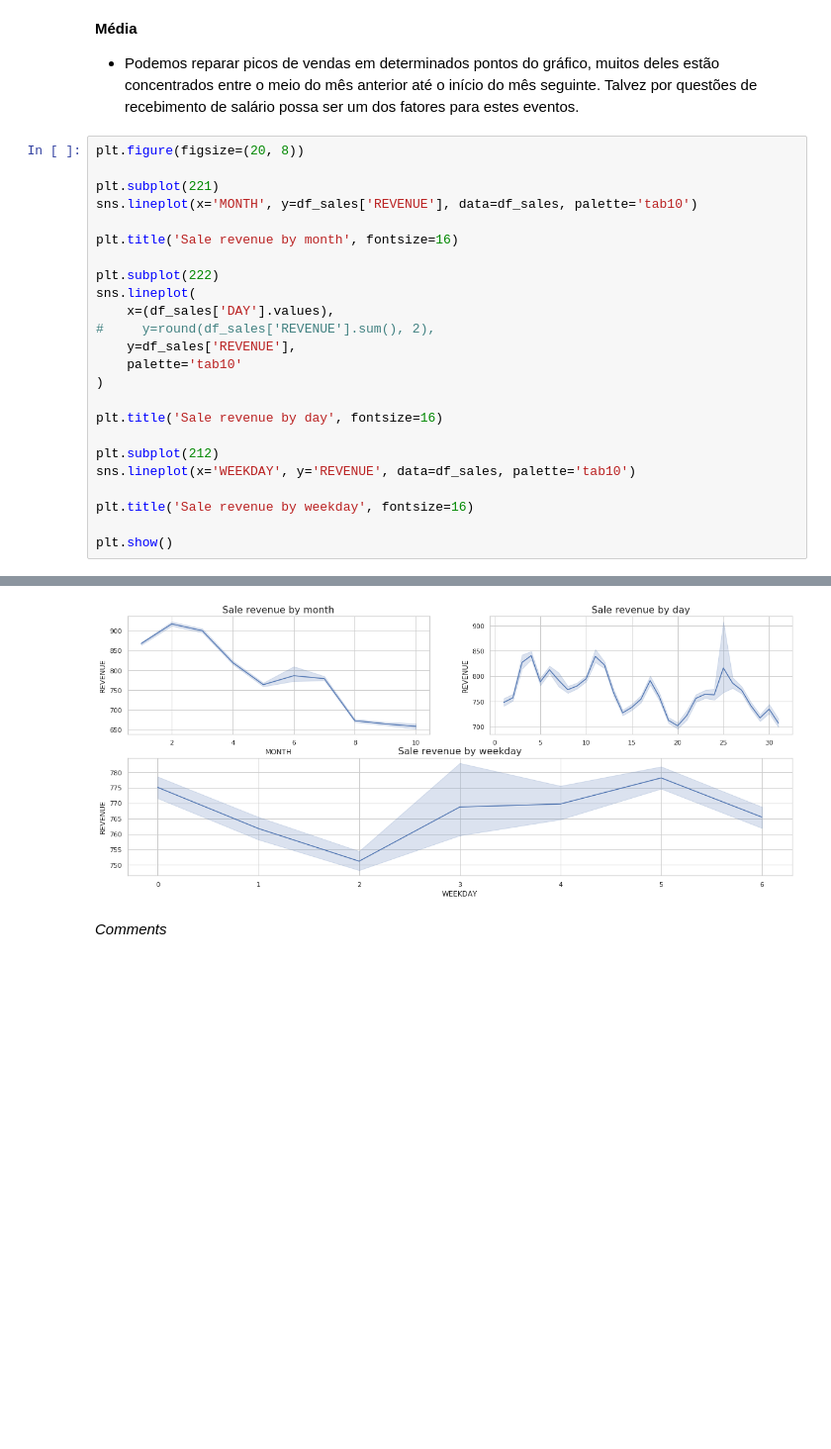
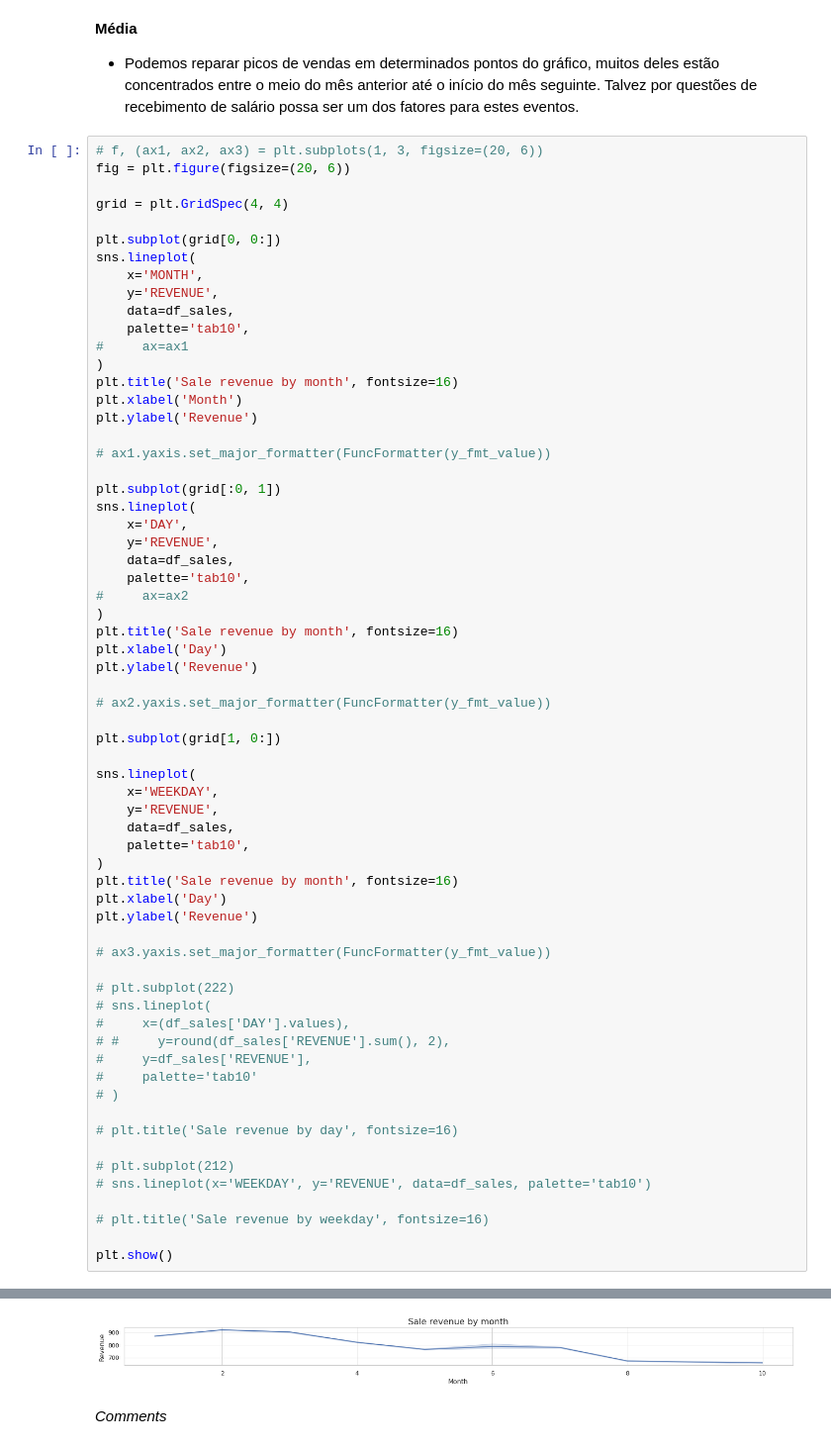
Before and after one commit to lsnascimento/challenge, a Jupyter notebook: work.ipynb, the cells around one changed output, grey strips where cells are left out. Shown at 99% size. Saved outputs shown, nothing was run; the diff lists cells and outputs as text; blank space fills up the shorter version.

```diff
--- a/work.ipynb
+++ b/work.ipynb
@@ -270,27 +341,67 @@ plt.show()
 **Média**
 - Podemos reparar picos de vendas em determinados pontos do gráfico, muitos deles estão concentrados entre o meio do mês anterior até o início do mês seguinte. Talvez por questões de recebimento de salário possa ser um dos fatores para estes eventos.
 # %%
-plt.figure(figsize=(20, 8))
+# f, (ax1, ax2, ax3) = plt.subplots(1, 3, figsize=(20, 6))
+fig = plt.figure(figsize=(20, 6))
 
-plt.subplot(221)
-sns.lineplot(x='MONTH', y=df_sales['REVENUE'], data=df_sales, palette='tab10')
+grid = plt.GridSpec(4, 4)
 
+plt.subplot(grid[0, 0:])
+sns.lineplot(
+    x='MONTH',
+    y='REVENUE',
+    data=df_sales,
+    palette='tab10',
+#     ax=ax1
+)
 plt.title('Sale revenue by month', fontsize=16)
+plt.xlabel('Month')
+plt.ylabel('Revenue')
 
-plt.subplot(222)
+# ax1.yaxis.set_major_formatter(FuncFormatter(y_fmt_value))
+
+plt.subplot(grid[:0, 1])
 sns.lineplot(
-    x=(df_sales['DAY'].values),
-#     y=round(df_sales['REVENUE'].sum(), 2),
-    y=df_sales['REVENUE'],
-    palette='tab10'
+    x='DAY',
+    y='REVENUE',
+    data=df_sales,
+    palette='tab10',
+#     ax=ax2
 )
+plt.title('Sale revenue by month', fontsize=16)
+plt.xlabel('Day')
+plt.ylabel('Revenue')
 
-plt.title('Sale revenue by day', fontsize=16)
+# ax2.yaxis.set_major_formatter(FuncFormatter(y_fmt_value))
 
-plt.subplot(212)
-sns.lineplot(x='WEEKDAY', y='REVENUE', data=df_sales, palette='tab10')
+plt.subplot(grid[1, 0:])
 
-plt.title('Sale revenue by weekday', fontsize=16)
+sns.lineplot(
+    x='WEEKDAY',
+    y='REVENUE',
+    data=df_sales,
+    palette='tab10',
+)
+plt.title('Sale revenue by month', fontsize=16)
+plt.xlabel('Day')
+plt.ylabel('Revenue')
+
+# ax3.yaxis.set_major_formatter(FuncFormatter(y_fmt_value))
+
+# plt.subplot(222)
+# sns.lineplot(
+#     x=(df_sales['DAY'].values),
+# #     y=round(df_sales['REVENUE'].sum(), 2),
+#     y=df_sales['REVENUE'],
+#     palette='tab10'
+# )
+
+# plt.title('Sale revenue by day', fontsize=16)
+
+# plt.subplot(212)
+# sns.lineplot(x='WEEKDAY', y='REVENUE', data=df_sales, palette='tab10')
+
+# plt.title('Sale revenue by weekday', fontsize=16)
 
 plt.show()
 # %% [output]
@@ -297,4 +409,4 @@ plt.show()
-[figure, old version]
+[figure, new version]
 # %% [markdown]
 *Comments*
 # %% [markdown]
```
Also changed, not shown: parts of 81 cells of this notebook.
